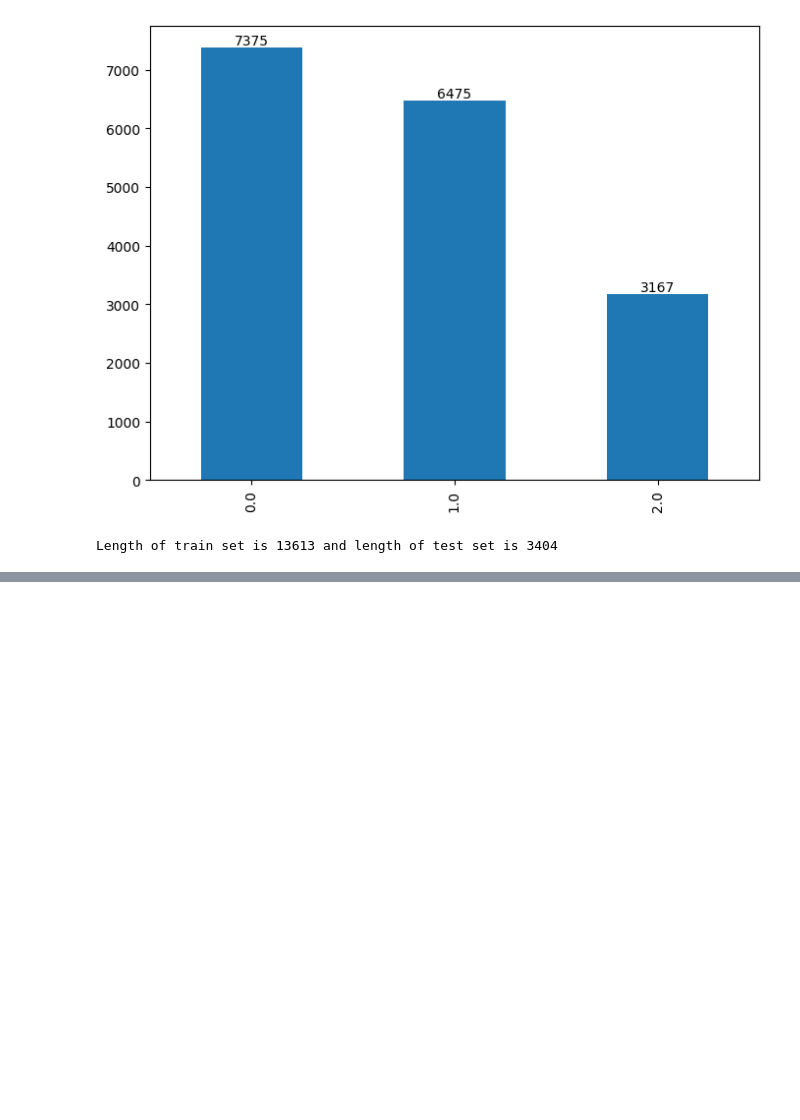
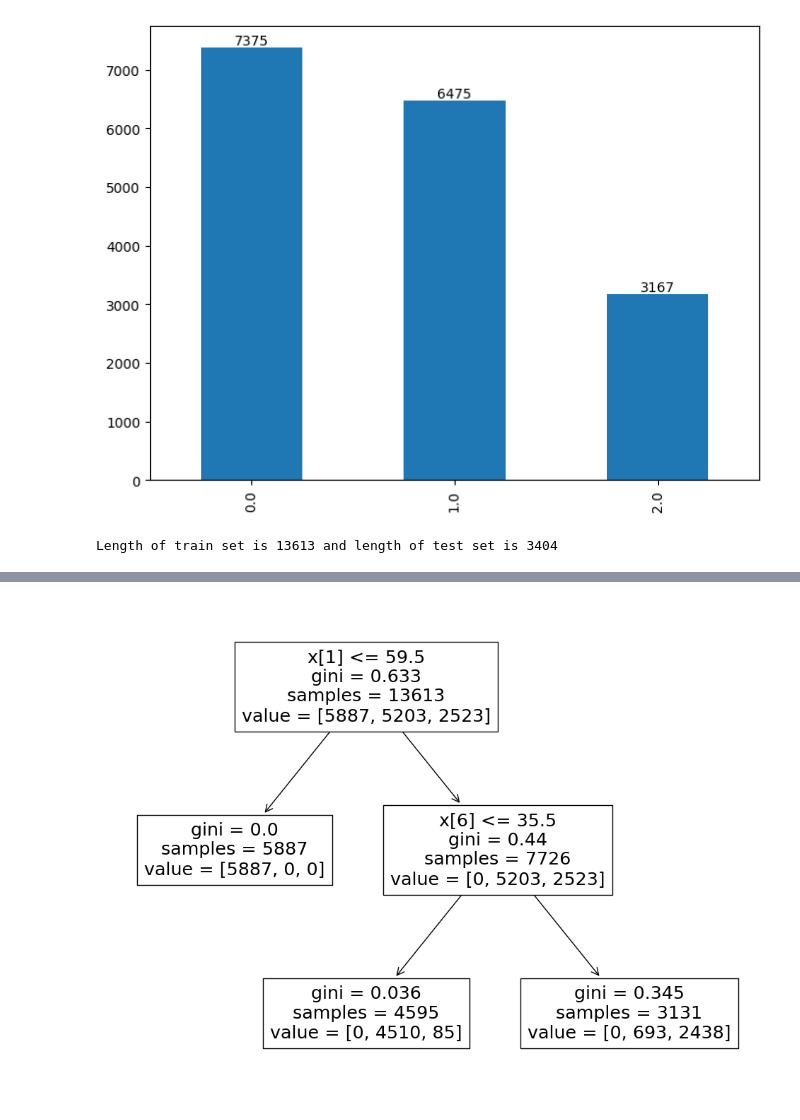
Before and after one commit to girishgautam/movie_rating_prediction, a Jupyter notebook: movie_ratings.ipynb, the cells around one changed output, grey strips where cells are left out. Cells and saved outputs as stored; diff of their text form; code cells hidden in the pictures; blank space fills up the shorter version.

```diff
--- a/movie_ratings.ipynb
+++ b/movie_ratings.ipynb
@@ -193,0 +229,6 @@ Length of train set is 13613 and length of test set is 3404
+# %%
+fig, ax = plt.subplots(figsize=(12,9))
+plot_tree(dt_3_leaf, ax=ax)
+plt.show()
+# %% [output]
+[figure, added]
```
Also changed, not shown: parts of 12 cells of this notebook.
